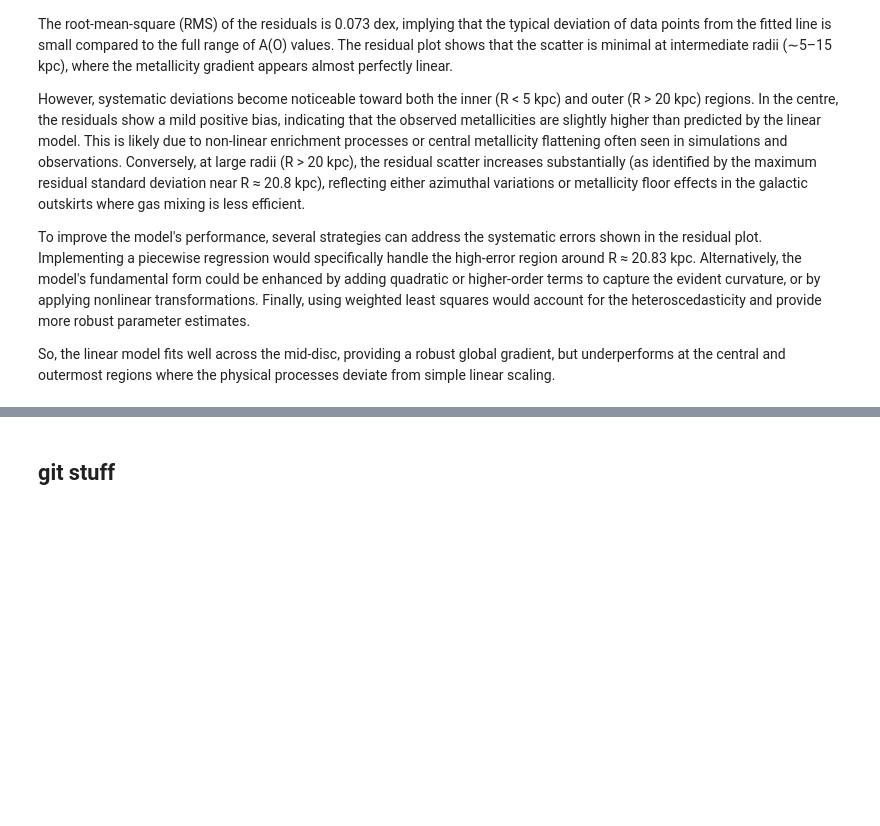
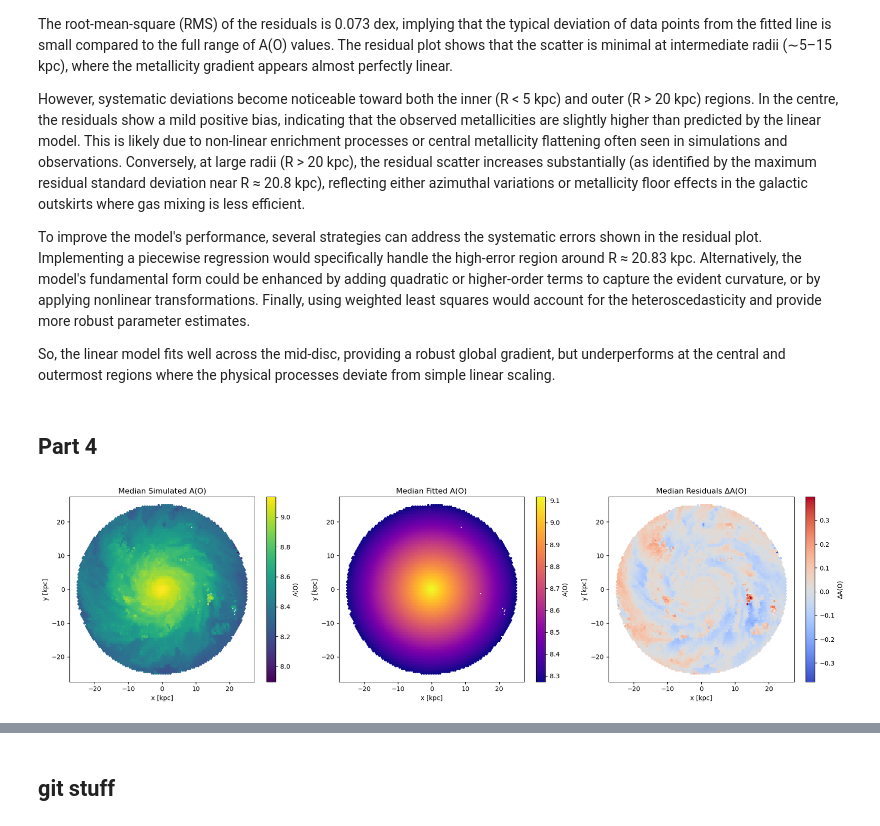
Before and after one commit to harisskummar29/ASTR4004Assignment3, a Jupyter notebook: task3/task3_radial_metallicity.ipynb, the cells around one changed output, grey strips where cells are left out. Saved outputs shown, nothing was run; the diff lists cells and outputs as text; code cells hidden in the pictures; blank space fills up the shorter version.

Commit message:
Task 3 completed until 3-panel 2D histograms and justification of bin sizes

```diff
--- a/task3/task3_radial_metallicity.ipynb
+++ b/task3/task3_radial_metallicity.ipynb
@@ -264,3 +184,46 @@ However, systematic deviations become noticeable toward both the inner (R < 5 kp
 To improve the model's performance, several strategies can address the systematic errors shown in the residual plot. Implementing a piecewise regression would specifically handle the high-error region around R ≈ 20.83 kpc. Alternatively, the model's fundamental form could be enhanced by adding quadratic or higher-order terms to capture the evident curvature, or by applying nonlinear transformations. Finally, using weighted least squares would account for the heteroscedasticity and provide more robust parameter estimates.
 
 So, the linear model fits well across the mid-disc, providing a robust global gradient, but underperforms at the central and outermost regions where the physical processes deviate from simple linear scaling.
+# %% [markdown]
+## Part 4
+# %%
+# ------------------------------
+# Plotting 3-panel figure
+# ------------------------------
+fig, axs = plt.subplots(1, 3, figsize=(18, 5))
+
+# Panel (a): median simulated A(O)
+hb0 = axs[0].hexbin(
+    x, y, C=AO, reduce_C_function=np.median, gridsize=100, cmap='viridis'
+)
+axs[0].set_xlabel('x [kpc]')
+axs[0].set_ylabel('y [kpc]')
+axs[0].set_title('Median Simulated A(O)')
+cb0 = fig.colorbar(hb0, ax=axs[0])
+cb0.set_label('A(O)')
+
+# Panel (b): median fitted A(O)
+hb1 = axs[1].hexbin(
+    x, y, C=AO_fit, reduce_C_function=np.median, gridsize=100, cmap='plasma'
+)
+axs[1].set_xlabel('x [kpc]')
+axs[1].set_ylabel('y [kpc]')
+axs[1].set_title('Median Fitted A(O)')
+cb1 = fig.colorbar(hb1, ax=axs[1])
+cb1.set_label('A(O)')
+
+# Panel (c): median residuals
+hb2 = axs[2].hexbin(
+    x, y, C=residuals, reduce_C_function=np.median, gridsize=100, cmap='coolwarm'
+)
+axs[2].set_xlabel('x [kpc]')
+axs[2].set_ylabel('y [kpc]')
+axs[2].set_title('Median Residuals ΔA(O)')
+cb2 = fig.colorbar(hb2, ax=axs[2])
+cb2.set_label('ΔA(O)')
+
+plt.tight_layout()
+plt.savefig('../figures/task3_xy_median.png', dpi=200)
+plt.show()
+# %% [output]
+[figure, added]
```
Also changed, not shown: parts of 8 cells of this notebook, 6 other files.
